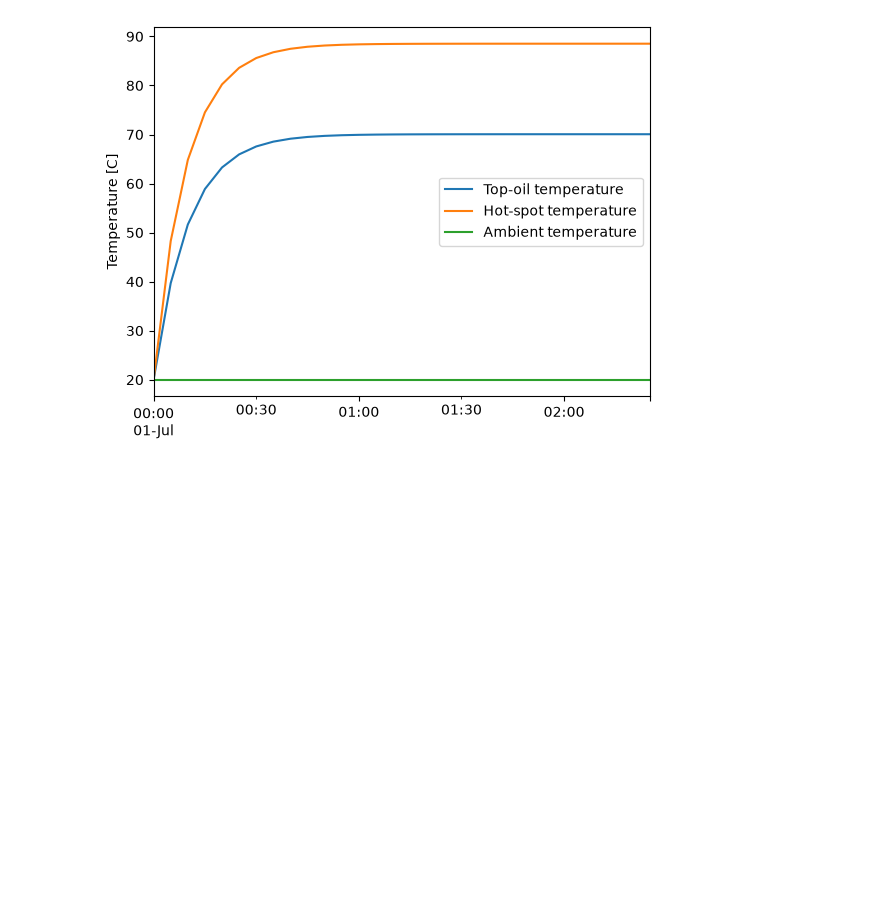
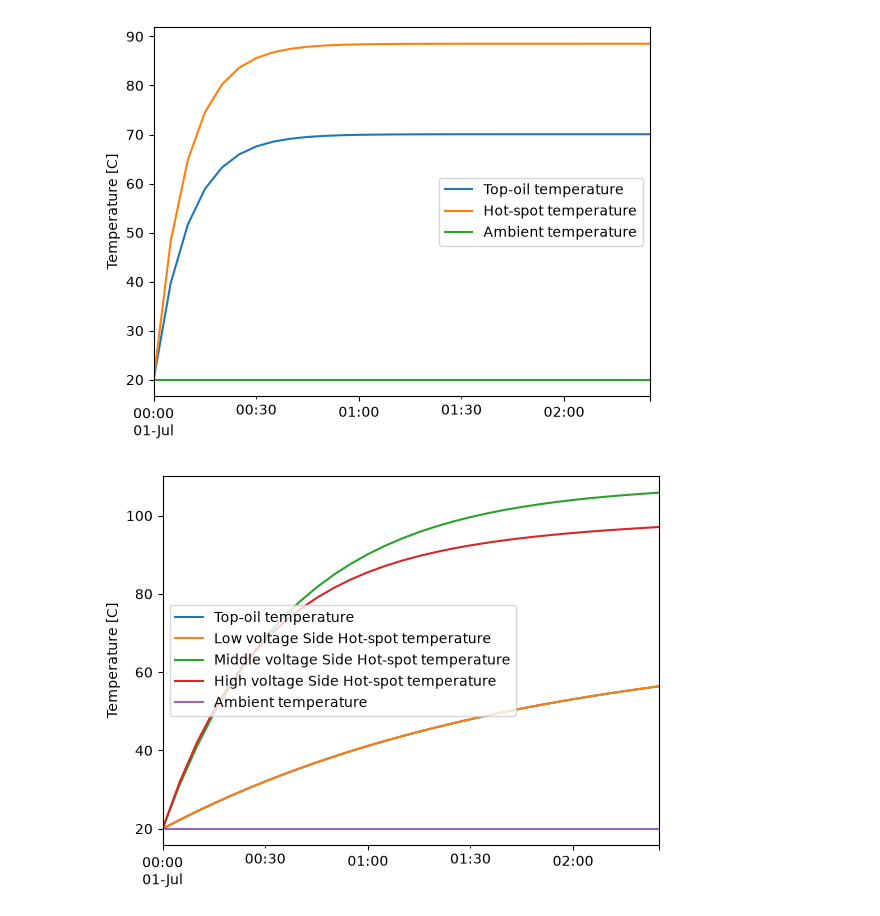
Before and after one commit to alliander-opensource/transformer-thermal-model, a Jupyter notebook: docs/examples/initial_temperature.ipynb, the cells around one changed output. Cells and saved outputs as stored; diff of their text form; code cells hidden in the pictures; blank space fills up the shorter version.

```diff
--- a/docs/examples/initial_temperature.ipynb
+++ b/docs/examples/initial_temperature.ipynb
@@ -173,3 +184,9 @@ results = model.run()
 plot_temperature_profiles(profile_input, results)
 # %% [output]
 [figure]
+# %%
+model = Model(temperature_profile=three_winding_profile_input, transformer=three_winding_transformer)
+results = model.run()
+plot_temperature_profiles(profile_input, results)
+# %% [output]
+[figure, added]
```
Also changed, not shown: parts of 4 cells of this notebook, 1 other file.
